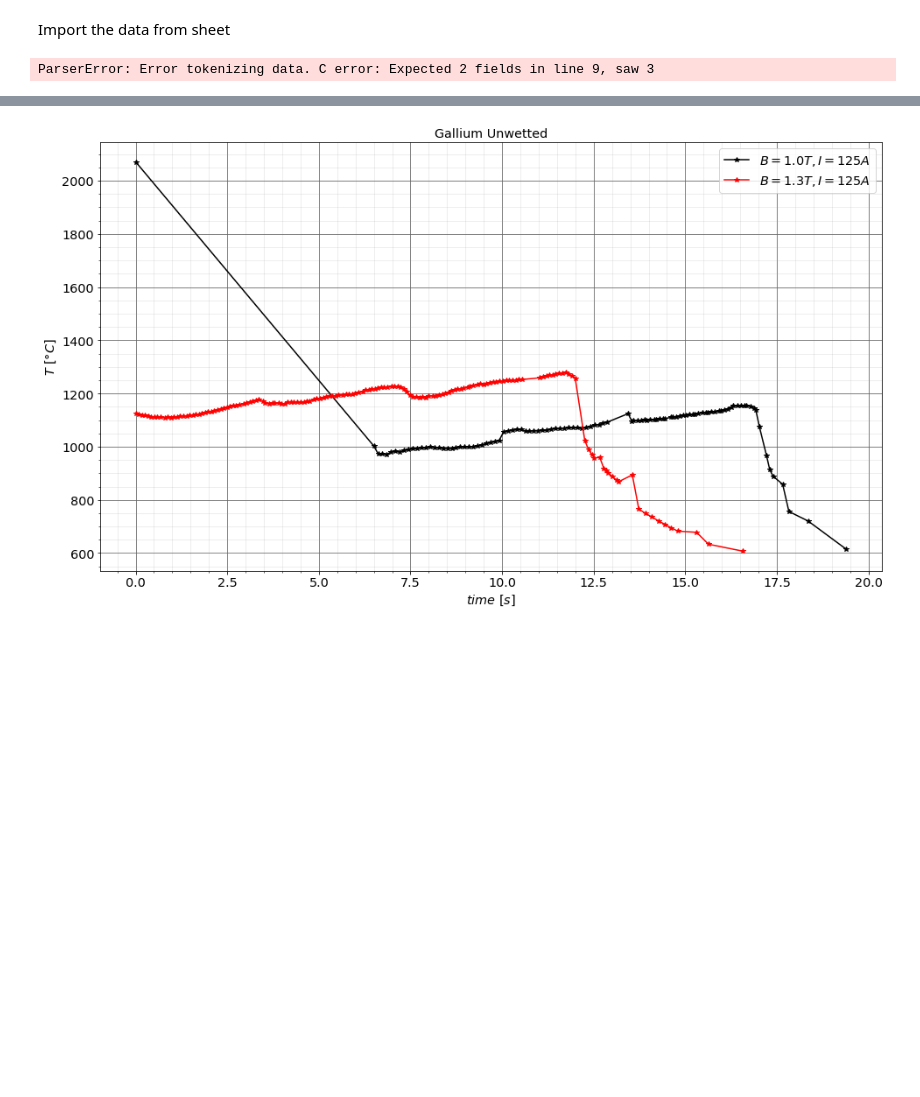
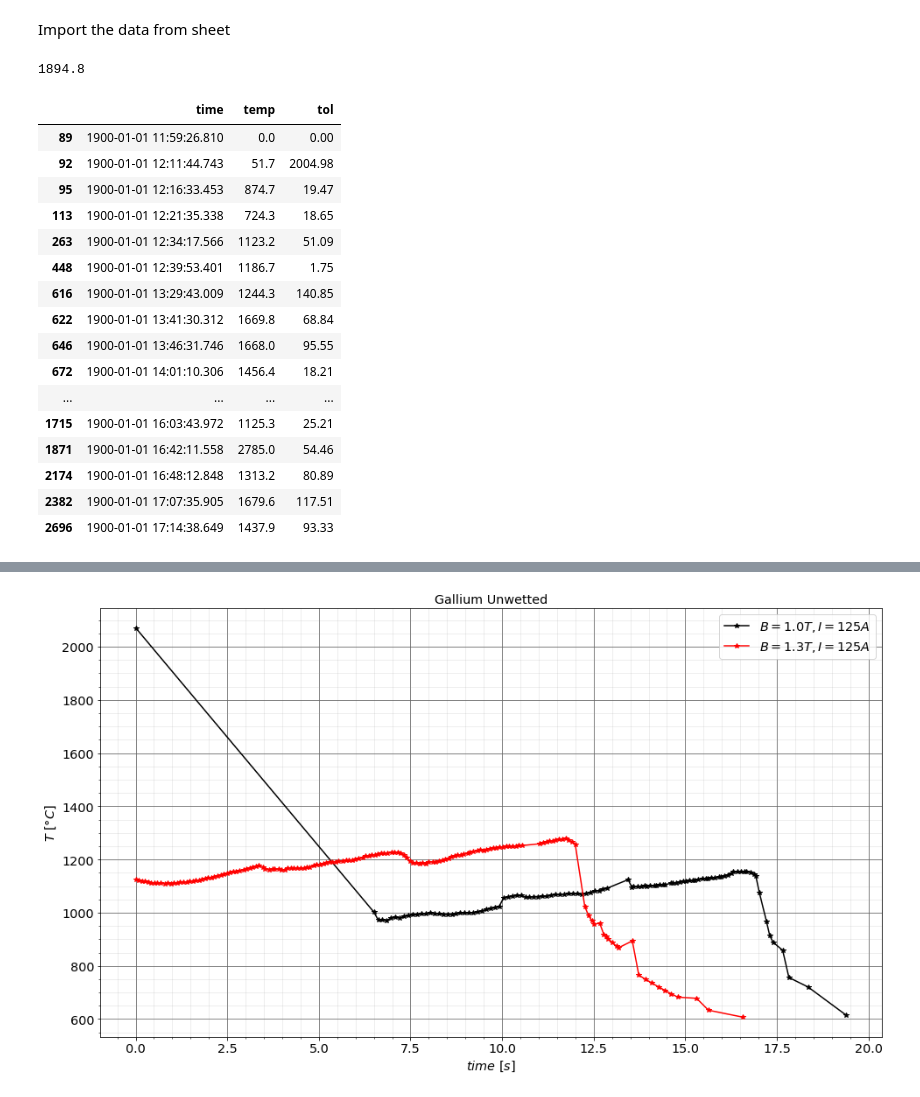
Before and after one commit to mmorbey/Gallium-Experiments, a Jupyter notebook: Pyrometer.ipynb, the cells around one changed output, grey strips where cells are left out. Cells and saved outputs as stored; diff of their text form; code cells hidden in the pictures; blank space fills up the shorter version.

```diff
--- a/Pyrometer.ipynb
+++ b/Pyrometer.ipynb
@@ -37,17 +49,27 @@ def expr(i):
     return Exp
-# %%
-dfIR=pd.read_csv("IR16.txt", delimiter = "\t")   #Import the experimental data
-dfIR=dfIR.rename(columns={'(frames)': 'time', "1 Max  (°C)":'temp' })
-#dfIR
-dfIR.time = [datetime.strptime(x,'%H:%M:%S.%f') for x in dfIR.time] # converts the time strings to readable datetime
-#dfIR['(frames)']=dfIR['(frames)']*20*0.001
-#dfIR=dfIR.rename(columns={'(frames)': 't', "1 Max  (°C)":'temp' })
-#dfIR
-#dfIR.t
-#timdiff= dfIR.t.iloc[dfIR.temp.idxmax()]- expr(13).t.loc[expr(13).temp.idxmax()]
-#timdiff
-#expr(13).t=expr(13).t-timdiff
-# %% [output]
-ParserError: Error tokenizing data. C error: Expected 2 fields in line 9, saw 3
+# %%
+Pyro(20).temp.max()
+# %% [output]
+1894.8
+# %%
+tstart
+# %% [output]
+|  | time | temp | tol |
+| 89 | 1900-01-01 11:59:26.810 | 0.0 | 0.00 |
+| 92 | 1900-01-01 12:11:44.743 | 51.7 | 2004.98 |
+| 95 | 1900-01-01 12:16:33.453 | 874.7 | 19.47 |
+| 113 | 1900-01-01 12:21:35.338 | 724.3 | 18.65 |
+| 263 | 1900-01-01 12:34:17.566 | 1123.2 | 51.09 |
+| 448 | 1900-01-01 12:39:53.401 | 1186.7 | 1.75 |
+| 616 | 1900-01-01 13:29:43.009 | 1244.3 | 140.85 |
+| 622 | 1900-01-01 13:41:30.312 | 1669.8 | 68.84 |
+| 646 | 1900-01-01 13:46:31.746 | 1668.0 | 95.55 |
+| 672 | 1900-01-01 14:01:10.306 | 1456.4 | 18.21 |
+| ... | ... | ... | ... |
+| 1715 | 1900-01-01 16:03:43.972 | 1125.3 | 25.21 |
+| 1871 | 1900-01-01 16:42:11.558 | 2785.0 | 54.46 |
+| 2174 | 1900-01-01 16:48:12.848 | 1313.2 | 80.89 |
+| 2382 | 1900-01-01 17:07:35.905 | 1679.6 | 117.51 |
+| 2696 | 1900-01-01 17:14:38.649 | 1437.9 | 93.33 |
 # %%
 fig,ax=pylab.subplots()
```
Also changed, not shown: parts of 6 cells of this notebook, 4 other files.
